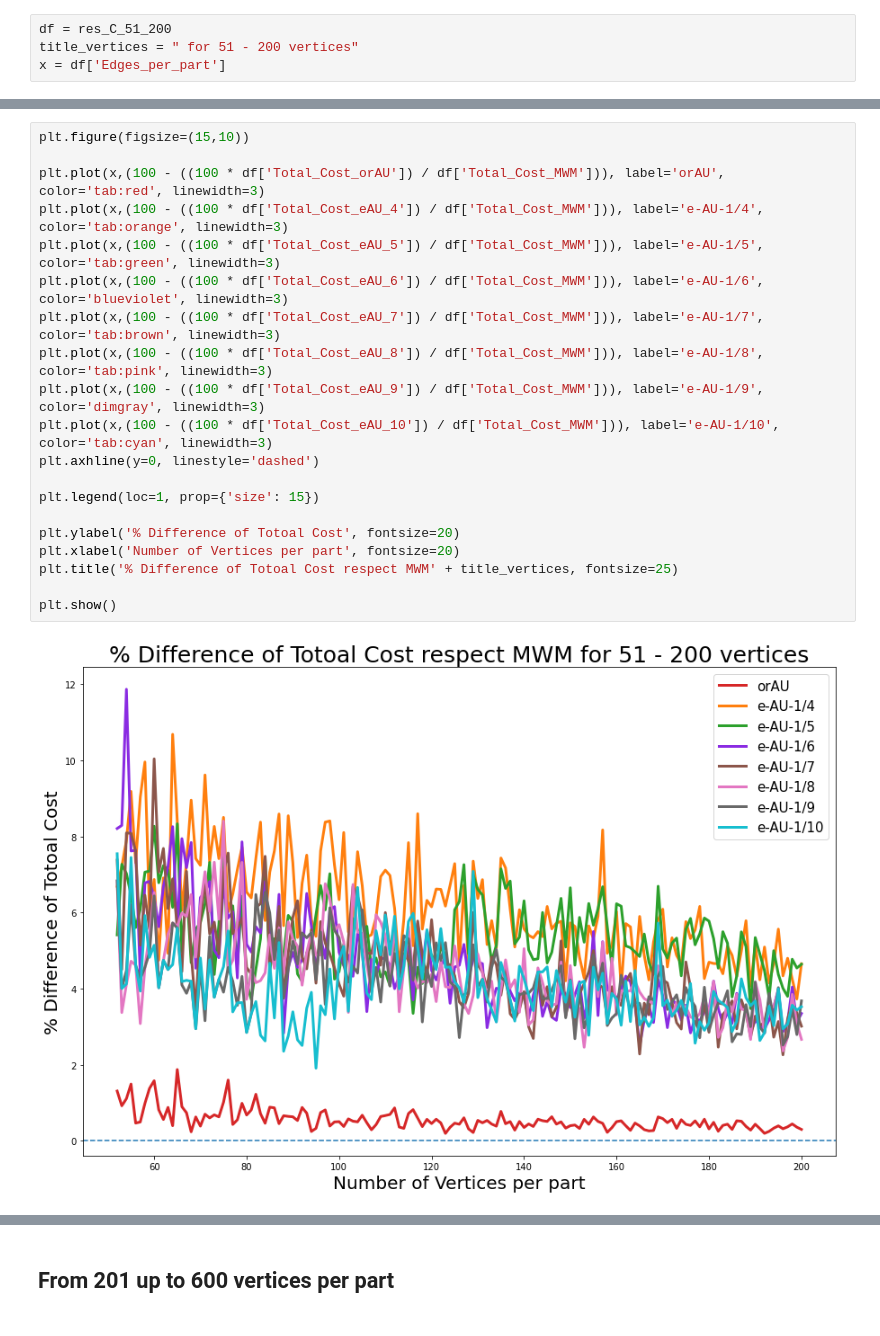
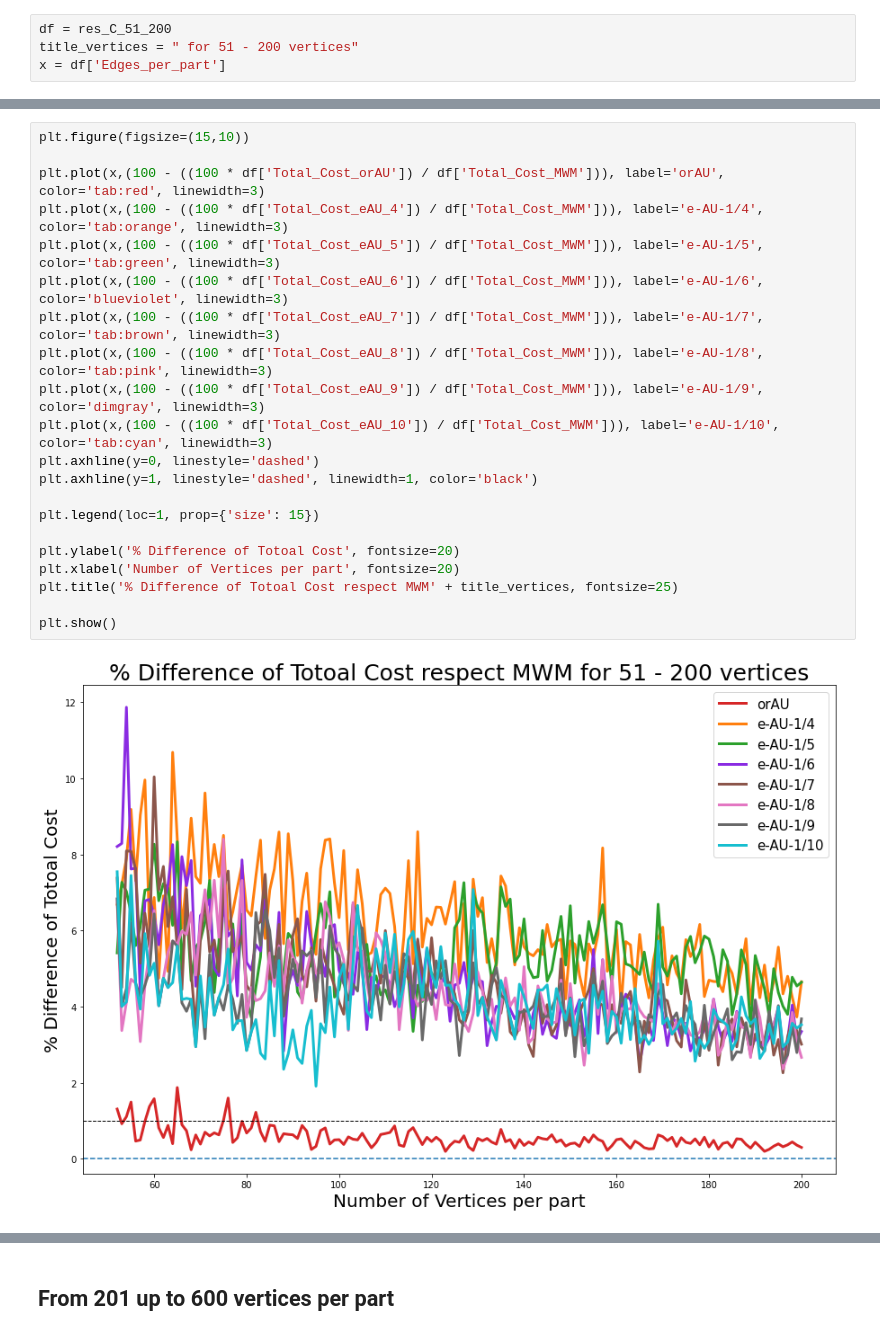
Before and after one commit to zuliani99/MWM_Auction_Comparison, a Jupyter notebook: benchmarck_graphs/AA_benchmark_Complete_Bipartite_graphs.ipynb, the cells around one changed output, grey strips where cells are left out. Drawn from its saved outputs; the diff is of its cells as text.

```diff
--- a/benchmarck_graphs/AA_benchmark_Complete_Bipartite_graphs.ipynb
+++ b/benchmarck_graphs/AA_benchmark_Complete_Bipartite_graphs.ipynb
@@ -114,25 +118,26 @@ plt.show()
 # %%
 plt.figure(figsize=(15,10))
 
 plt.plot(x,(100 - ((100 * df['Total_Cost_orAU']) / df['Total_Cost_MWM'])), label='orAU', color='tab:red', linewidth=3)
 plt.plot(x,(100 - ((100 * df['Total_Cost_eAU_4']) / df['Total_Cost_MWM'])), label='e-AU-1/4', color='tab:orange', linewidth=3)
 plt.plot(x,(100 - ((100 * df['Total_Cost_eAU_5']) / df['Total_Cost_MWM'])), label='e-AU-1/5', color='tab:green', linewidth=3)
 plt.plot(x,(100 - ((100 * df['Total_Cost_eAU_6']) / df['Total_Cost_MWM'])), label='e-AU-1/6', color='blueviolet', linewidth=3)
 plt.plot(x,(100 - ((100 * df['Total_Cost_eAU_7']) / df['Total_Cost_MWM'])), label='e-AU-1/7', color='tab:brown', linewidth=3)
 plt.plot(x,(100 - ((100 * df['Total_Cost_eAU_8']) / df['Total_Cost_MWM'])), label='e-AU-1/8', color='tab:pink', linewidth=3)
 plt.plot(x,(100 - ((100 * df['Total_Cost_eAU_9']) / df['Total_Cost_MWM'])), label='e-AU-1/9', color='dimgray', linewidth=3)
 plt.plot(x,(100 - ((100 * df['Total_Cost_eAU_10']) / df['Total_Cost_MWM'])), label='e-AU-1/10', color='tab:cyan', linewidth=3)
 plt.axhline(y=0, linestyle='dashed')
+plt.axhline(y=1, linestyle='dashed', linewidth=1, color='black')
 
 plt.legend(loc=1, prop={'size': 15})
 
 plt.ylabel('% Difference of Totoal Cost', fontsize=20)
 plt.xlabel('Number of Vertices per part', fontsize=20)
 plt.title('% Difference of Totoal Cost respect MWM' + title_vertices, fontsize=25)
 
 plt.show()
 # %% [output]
-[figure, old version]
+[figure, new version]
 # %%
 plt.figure(figsize=(15,10))
 
```
Also changed, not shown: parts of 8 cells of this notebook, 12 other files.
